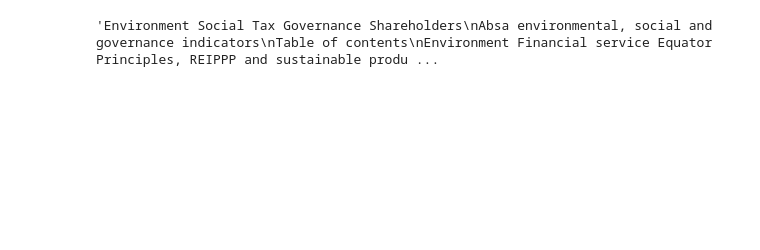
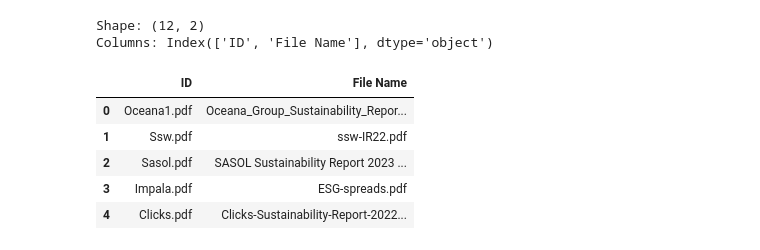
Before and after one commit to BL4CKDUDE/Value-Frameworks-PDF-Lifting, a Jupyter notebook: PDF Parsing.ipynb, the cells around one changed output. Cells and saved outputs as stored; diff of their text form; code cells hidden in the pictures; blank space fills up the shorter version.

```diff
--- a/PDF Parsing.ipynb
+++ b/PDF Parsing.ipynb
@@ -12,10 +16,13 @@ import tk_pdf_parser
 tk_pandas_essentials.unwrap_row_items()
 # %%
-# Example usage
-pdf_path = repo_path+"/Input Data/Data Sources/Structured data/2022-Absa-Group-limited-Environmental-Social-and-Governance-Data-sheet.pdf"
-text_content, tables = tk_pdf_parser.extract_text_and_tables(pdf_path)
+df_pdf_names = pd.read_csv(repo_path+"/Input Data/PDFnames.csv", )
+tk_pandas_essentials.desc_df(df_pdf_names)
+# %% [output]
+Shape: (12, 2)
+Columns: Index(['ID', 'File Name'], dtype='object')
+|  | ID | File Name |
+| 0 | Oceana1.pdf | Oceana_Group_Sustainability_Repor... |
+| 1 | Ssw.pdf | ssw-IR22.pdf |
+| 2 | Sasol.pdf | SASOL Sustainability Report 2023 ... |
+| 3 | Impala.pdf | ESG-spreads.pdf |
+| 4 | Clicks.pdf | Clicks-Sustainability-Report-2022... |
-# %%
-# print(text_content)
-text_content[:1000]
-# %% [output]
-'Environment Social Tax Governance Shareholders\nAbsa environmental, social and governance indicators\nTable of contents\nEnvironment Financial service Equator Principles, REIPPP and sustainable produ ...
```
Also changed, not shown: parts of 7 cells of this notebook, 15 other files.
